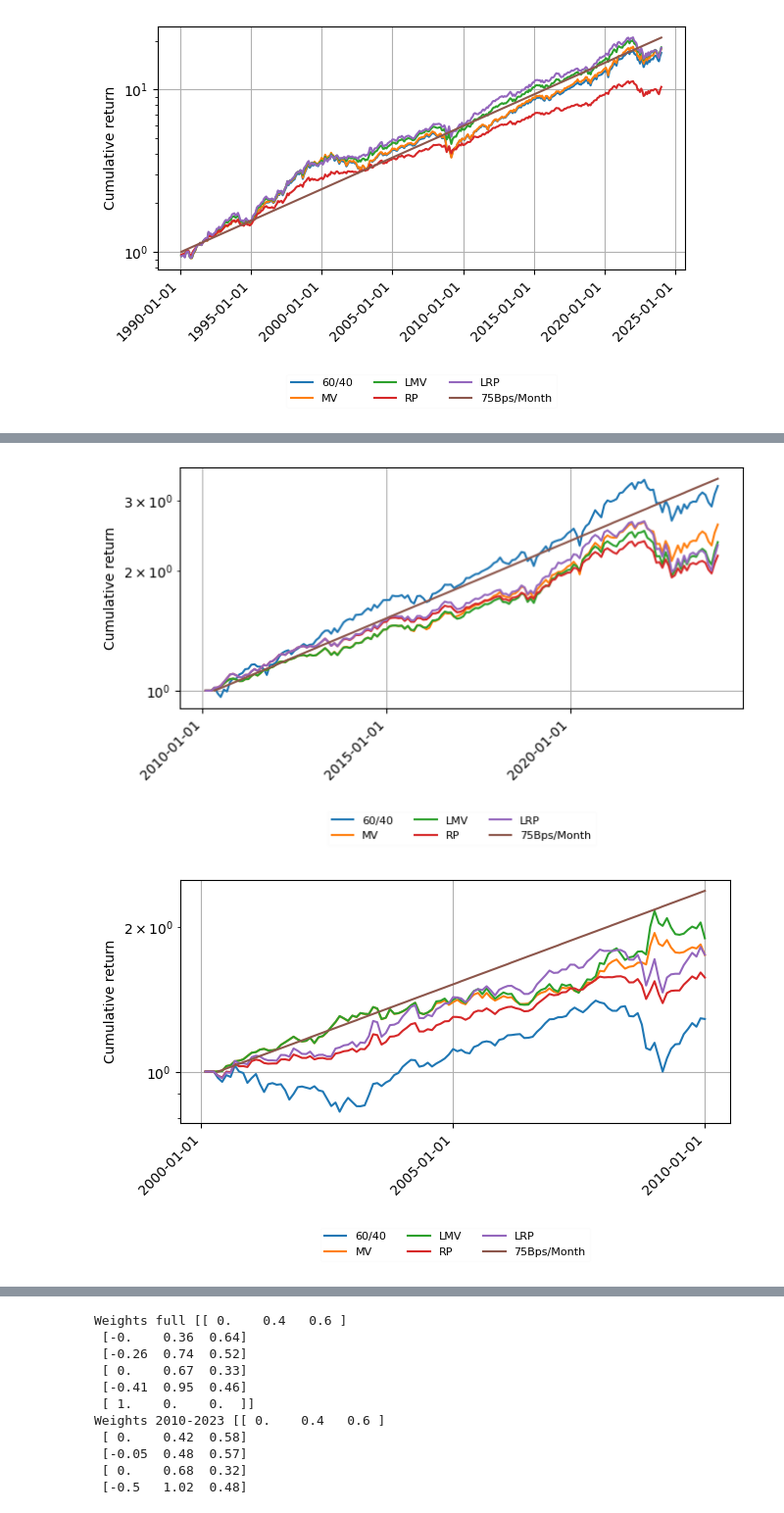
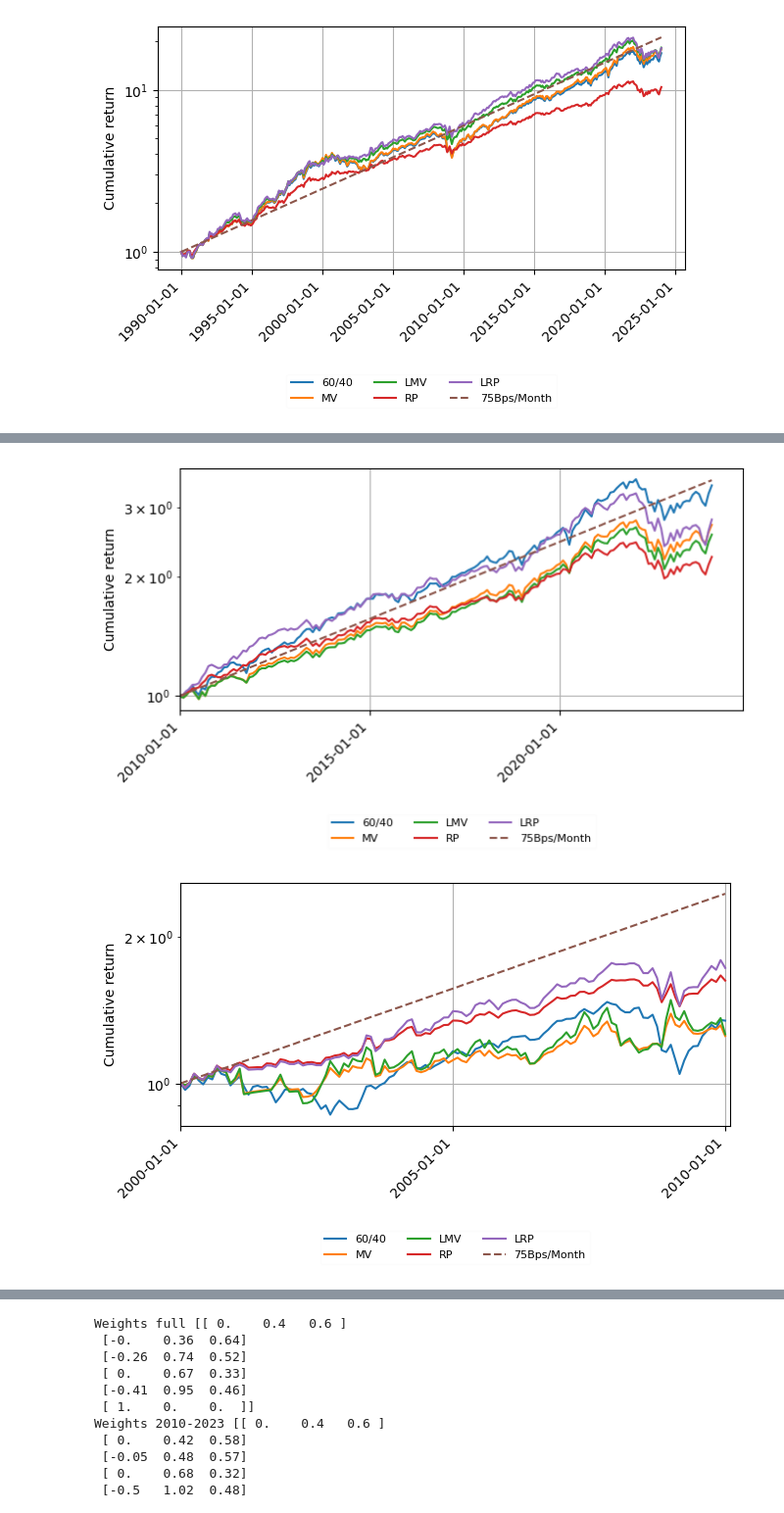
Before and after one commit to andreas-eklundh/Asset_allocation, a Jupyter notebook: Task_1.ipynb, the cells around one changed output, grey strips where cells are left out. Shown at 98% size. Drawn from its saved outputs; the diff is of its cells as text; code cells hidden in the pictures.

```diff
--- a/Task_1.ipynb
+++ b/Task_1.ipynb
@@ -343,11 +348,11 @@ plt.show()
 [figure]
 # %%
 # TODO: DECIDE HOW OFTEN TO REBALANCE (NOW EVERY THIRD MONTH)
-initial_fits = 3
+initial_fits = 12
 l_fits = 1
 K_fits = 1
 
-test1, weights1, test2, metrics = bt.backtest_k(ind=data, mu_target=mu_target,m=initial_fits,l=l_fits,K=K_fits)
+test1, weights1, test2, metrics,olay = bt.backtest_k(ind=data, mu_target=mu_target,m=initial_fits,l=l_fits,K=K_fits)
 # %%
 metrics
 # %% [output]
@@ -420,10 +427,10 @@ plt.show()
 # %%
 data1 = data.copy()
 # Now perform the comparison
-data1 = data1[pd.Timestamp('2010-01-31') <=pd.to_datetime(data1["Date"])]
+data1 = data1[pd.Timestamp('2009-01-31') <=pd.to_datetime(data1["Date"])]
 data1 = data1.reset_index().drop(columns = "index")
 
-test2, weights2, empt1, empt2 = bt.backtest_k(ind=data1, mu_target=mu_target,m=initial_fits,l=l_fits,K=K_fits) # 36 trailing month windowfig,
+test2, weights2, empt1, empt2, empt3= bt.backtest_k(ind=data1, mu_target=mu_target,m=initial_fits,l=l_fits,K=K_fits) # 36 trailing month windowfig,
 time = pd.date_range(test2["Date"][0],test2["Date"][len(test2["Date"]) -1 ], freq = 'ME')
 
 firg, ax = plt.subplots(layout='constrained')
@@ -432,8 +439,8 @@ ax.plot(time,test2["R_MV"], label="MV")
 ax.plot(time,test2["R_MVL"], label="LMV")
 ax.plot(time,test2["R_RP"], label="RP")
 ax.plot(time,test2["R_RPL"], label="LRP")
-ax.plot(time[initial_fits:], [(mu_target+1)**t for t in range(0,len(time)-initial_fits)],
-         label = "75Bps/Month")
+ax.plot(time[initial_fits-1:], [(mu_target+1)**(t+1) for t in range(-1,len(time)-initial_fits)],
+         label = "75Bps/Month", linestyle = 'dashed')
 
 ax.xaxis.set_major_locator(mdates.YearLocator(5))  # Set a tick at the start of every year
 ax.xaxis.set_major_formatter(mdates.DateFormatter('%Y-%m-%d'))
@@ -445,46 +452,49 @@ plt.grid()
 plt.xticks(rotation=45, ha='right')
 plt.yscale('log')
 plt.ylabel("Cumulative return")
+plt.xlim((pd.Timestamp('2009-12-31'),pd.Timestamp.now()))
+
 # plt.title("Subperiod: 2010-2023")
 plt.savefig("Figures/BT_actual_2010_2023",bbox_inches='tight')
 
 plt.show()
 # %% [output]
-[figure, old version]
+[figure, new version]
 # %%
 data1 = data.copy()
 # Now perform the comparison
-data1 = data1[(pd.Timestamp('2010-01-31') > pd.to_datetime(data1["Date"])) & (pd.Timestamp('2000-01-31') <= pd.to_datetime(data1["Date"]))]
+data1 = data1[(pd.Timestamp('2010-01-31') > pd.to_datetime(data1["Date"])) & (pd.Timestamp('1999-01-31') <= pd.to_datetime(data1["Date"]))]
 data1 = data1.reset_index().drop(columns = "index")
 
-test3, weights3 ,empt1, empt= bt.backtest_k(ind=data1, mu_target=mu_target,m=initial_fits,l=l_fits,K=K_fits) # 36 trailing month window
+test3, weights3 ,empt1, empt, empt3= bt.backtest_k(ind=data1, mu_target=mu_target,m=initial_fits,l=l_fits,K=K_fits) # 36 trailing month window
 time = pd.date_range(test3["Date"][0],test3["Date"][len(test3["Date"]) -1 ], freq = 'ME')
 
 fig, ax = plt.subplots(layout='constrained')
 ax.plot(time,test3["R_40/60"], label="60/40")
 ax.plot(time,test3["R_MV"], label="MV")
 ax.plot(time,test3["R_MVL"], label="LMV")
 ax.plot(time,test3["R_RP"], label="RP")
 ax.plot(time,test3["R_RPL"], label="LRP")
-ax.plot(time[initial_fits:], [(mu_target+1)**t for t in range(0,len(time)-initial_fits)],
-         label = "75Bps/Month")
+ax.plot(time[initial_fits-1:], [(mu_target+1)**(t+1) for t in range(-1,len(time)-initial_fits)],
+         label = "75Bps/Month", linestyle = 'dashed')
 
 ax.xaxis.set_major_locator(mdates.YearLocator(5))  # Set a tick at the start of every year
 ax.xaxis.set_major_formatter(mdates.DateFormatter('%Y-%m-%d'))
 
 plt.legend(framealpha=0.05,loc='center', bbox_to_anchor=(0.5, -0.5), ncol=3,prop={'size': 8})
 plt.tight_layout()
 
 plt.grid()
 plt.xticks(rotation=45, ha='right')
+plt.xlim((pd.Timestamp('1999-12-31'),pd.Timestamp('2010-01-31')))
 plt.yscale('log')
 plt.ylabel("Cumulative return")
 #plt.title("Entire Period: 2000-2010")
 plt.savefig("Figures/BT_actual_2000_2010",bbox_inches='tight')
 
 plt.show()
 # %% [output]
-[figure, old version]
+[figure, new version]
 # %%
 # Check some of the weights on average.
 for j in range(0,5):
```
Also changed, not shown: parts of 12 cells of this notebook, 15 other files.
